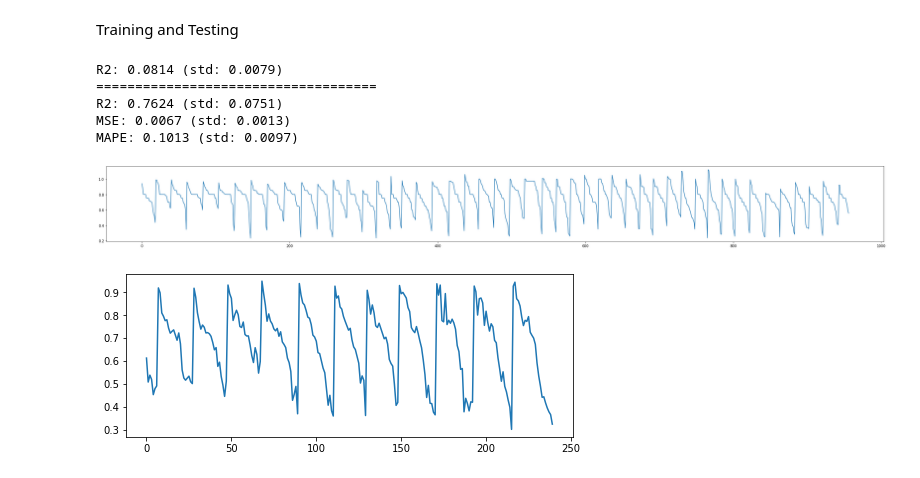
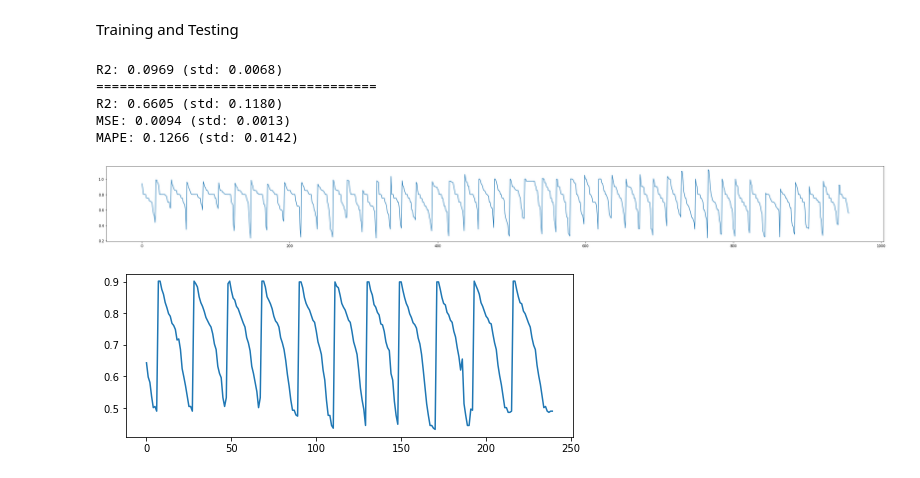
Before and after one commit to wynnstan42/AI, a Jupyter notebook: hw1/110034515_HW1.ipynb, the cells around one changed output. Saved outputs shown, nothing was run; the diff lists cells and outputs as text; code cells hidden in the pictures.

```diff
--- a/hw1/110034515_HW1.ipynb
+++ b/hw1/110034515_HW1.ipynb
@@ -160,14 +160,16 @@ KeyboardInterrupt:
 # %% [markdown]
 Training and Testing
 # %%
-from sklearn.metrics import mean_squared_error
-
 # Training with XGBoost
-xgb=XGBRegressor(colsample_bytree=0.6,
-                 learning_rate=.05,
-                 max_depth=10,
-                 min_child_weight=3.0,
-                 n_estimators=80,
+xgb=XGBRegressor(# colsample_bytree=0.6,
+                 # subsample=.5,
+                 learning_rate=.03,
+                 max_depth=2,
+                 gamma=0.34,
+                 # scale_pos_weight=5,
+                 # min_child_weight=6,
+                 n_estimators=104,
+                 reg_alpha=0,
                  objective='reg:squarederror')
 
 # Predict test data
@@ -175,35 +177,35 @@ xgb.fit(X_scaled, y)
 y_pred = xgb.predict(X_test_scaled)
 
 # Cross Validation
 score = np.sqrt(-cross_val_score(xgb, X_scaled, y, cv = 5, scoring = 'neg_mean_squared_error'))
 print("R2: %0.4f (std: %0.4f)" % (score.mean(), score.std()))
 scores = cross_validate(xgb, X_scaled, y, cv=5, scoring=('r2', 'neg_mean_squared_error', 'neg_mean_absolute_percentage_error'))
 print("====================================")
 print("R2: %0.4f (std: %0.4f)" % (scores['test_r2'].mean(), scores['test_r2'].std()))
 print("MSE: %0.4f (std: %0.4f)" % (-scores['test_neg_mean_squared_error'].mean(), scores['test_neg_mean_squared_error'].std()))
 print("MAPE: %0.4f (std: %0.4f)" % (-scores['test_neg_mean_absolute_percentage_error'].mean(), scores['test_neg_mean_absolute_percentage_error'].std()))
 
 # Visualization and Output CSV
 df_ans = pd.DataFrame(y_pred.astype(float), columns=['actual_productivity'])
 df_ans.to_csv('mySubmission.csv', index_label='Id')
 df_ans = pd.read_csv(r'./mySubmission.csv')
 fig=plt.figure()
 plt.plot(df['actual_productivity'])
 plt.rcParams["figure.figsize"] = (16, 8)
 fig.set_figwidth(40)
 fig.set_figheight(4)
 plt.show()
 fig=plt.figure()
 plt.plot(df_ans['actual_productivity'])
 plt.rcParams["figure.figsize"] = (8, 6)
 fig.set_figwidth(8)
 fig.set_figheight(3)
 plt.show()
 # %% [output]
-R2: 0.0814 (std: 0.0079)
+R2: 0.0969 (std: 0.0068)
 ====================================
-R2: 0.7624 (std: 0.0751)
-MSE: 0.0067 (std: 0.0013)
-MAPE: 0.1013 (std: 0.0097)
+R2: 0.6605 (std: 0.1180)
+MSE: 0.0094 (std: 0.0013)
+MAPE: 0.1266 (std: 0.0142)
 [figure]
-[figure, old version]
+[figure, new version]
```
Also changed, not shown: parts of 2 cells of this notebook, 4 other files.
